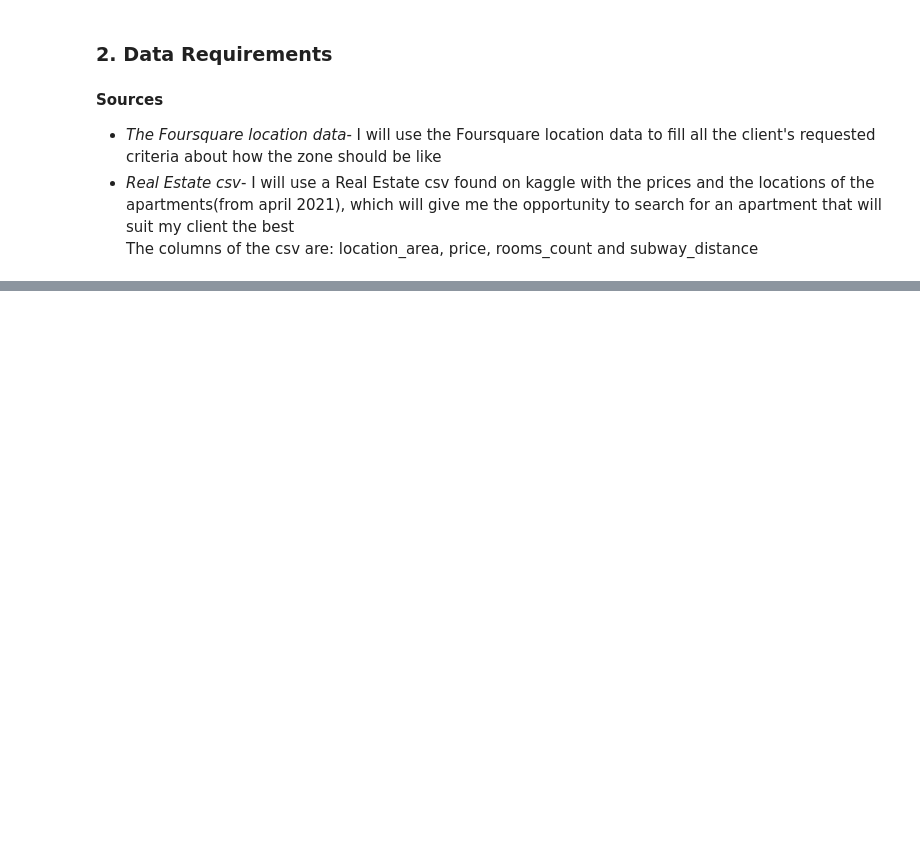
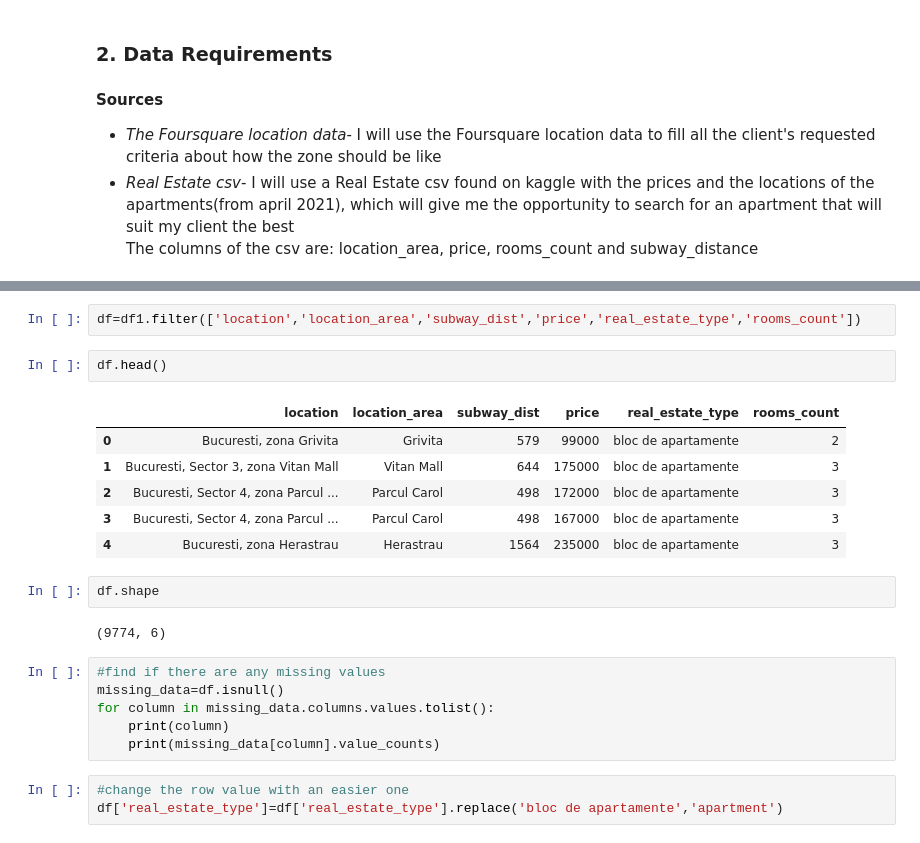
Before and after one commit to Ana-dg/MarketBasketAnalysis, a Jupyter notebook: Capstone Project Part1.ipynb, the cells around one changed output, grey strips where cells are left out. Drawn from its saved outputs; the diff is of its cells as text; blank space fills up the shorter version.

```diff
--- a/Capstone Project Part1.ipynb
+++ b/Capstone Project Part1.ipynb
@@ -30,0 +46,24 @@ What is the best option of a family apartment in Bucharest in 2021?
+# %%
+df=df1.filter(['location','location_area','subway_dist','price','real_estate_type','rooms_count'])
+# %%
+df.head()
+# %% [output]
+|  | location | location_area | subway_dist | price | real_estate_type | rooms_count |
+| 0 | Bucuresti, zona Grivita | Grivita | 579 | 99000 | bloc de apartamente | 2 |
+| 1 | Bucuresti, Sector 3, zona Vitan Mall | Vitan Mall | 644 | 175000 | bloc de apartamente | 3 |
+| 2 | Bucuresti, Sector 4, zona Parcul ... | Parcul Carol | 498 | 172000 | bloc de apartamente | 3 |
+| 3 | Bucuresti, Sector 4, zona Parcul ... | Parcul Carol | 498 | 167000 | bloc de apartamente | 3 |
+| 4 | Bucuresti, zona Herastrau | Herastrau | 1564 | 235000 | bloc de apartamente | 3 |
+# %%
+df.shape
+# %% [output]
+(9774, 6)
+# %%
+#find if there are any missing values
+missing_data=df.isnull()
+for column in missing_data.columns.values.tolist():
+    print(column)
+    print(missing_data[column].value_counts)
+# %%
+#change the row value with an easier one
+df['real_estate_type']=df['real_estate_type'].replace('bloc de apartamente','apartment')
```
Also changed, not shown: parts of 9 cells of this notebook.
